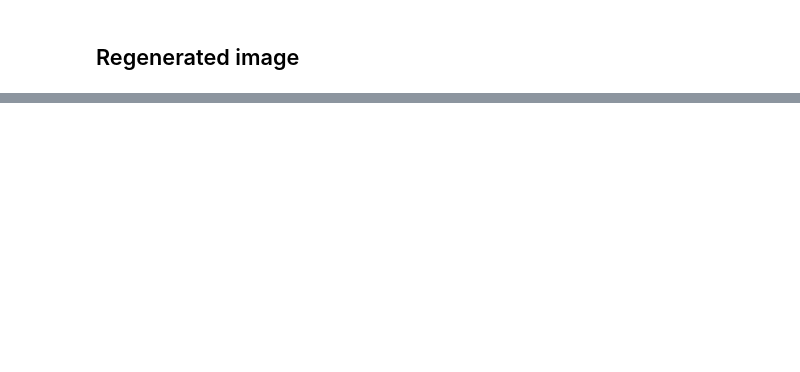
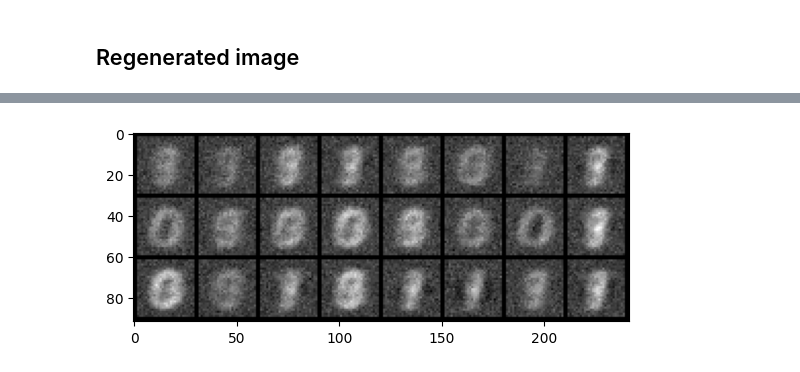
Before and after one commit to chanjure/SRBM, a Jupyter notebook: notebook/SRBM_sup_gen_MNIST.ipynb, the cells around one changed output, grey strips where cells are left out. Cells and saved outputs as stored; diff of their text form; code cells hidden in the pictures; blank space fills up the shorter version.

```diff
--- a/notebook/SRBM_sup_gen_MNIST.ipynb
+++ b/notebook/SRBM_sup_gen_MNIST.ipynb
@@ -249,3 +312,5 @@ show_img("real",make_grid(v.view(32,1,28,28).data))
 # %%
 v_scaled = (v_ - v_.min())/(v_ - v_.min()).max()
-show_img("real",make_grid(v_scaled.view(32,1,28,28).data))
+show_img("real",make_grid(v_scaled.view(24,1,28,28).data))
+# %% [output]
+[figure, added]
```
Also changed, not shown: parts of 21 cells of this notebook.
